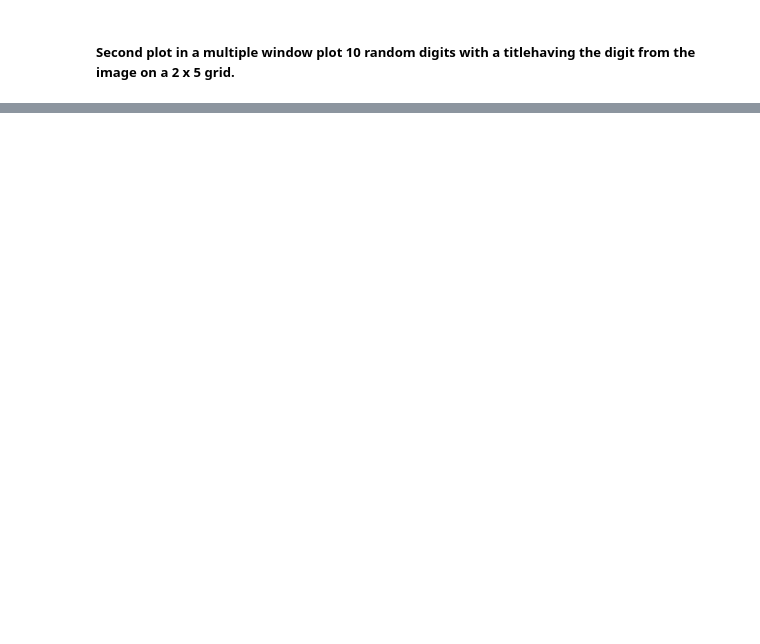
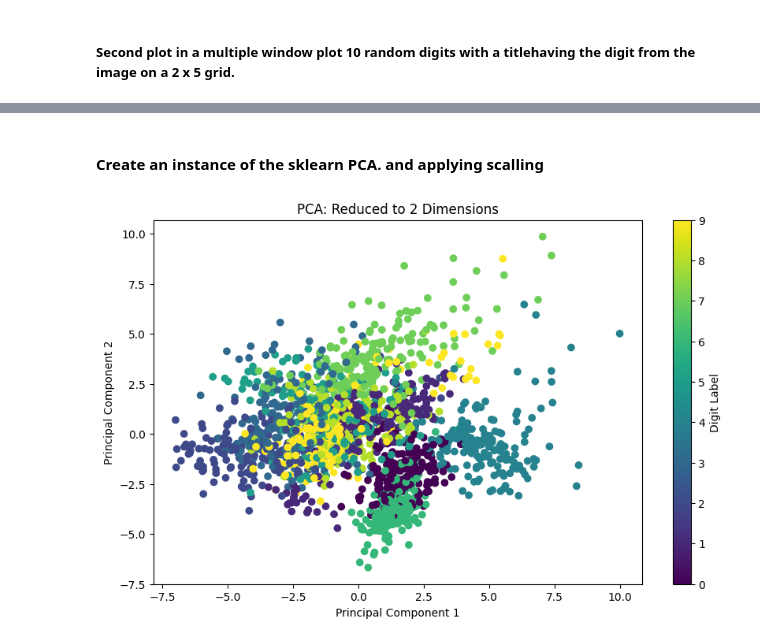
Before and after one commit to CristianProdius/Machine-Learning, a Jupyter notebook: Sigmoid/Homeworks/ Principal Component Analysis/Homework 6 - PCA.ipynb, the cells around one changed output, grey strips where cells are left out. Drawn from its saved outputs; the diff is of its cells as text; code cells hidden in the pictures; blank space fills up the shorter version.

```diff
--- a/Sigmoid/Homeworks/ Principal Component Analysis/Homework 6 - PCA.ipynb
+++ b/Sigmoid/Homeworks/ Principal Component Analysis/Homework 6 - PCA.ipynb
@@ -201,0 +269,27 @@ for i in range(10):
+# %% [markdown]
+####  Create an instance of the sklearn PCA. and applying scalling
+# %%
+# Get the digit data
+X = data.data
+y = data.target
+
+# Apply StandardScaler to the data
+scaler = StandardScaler()
+X_scaled = scaler.fit_transform(X)
+
+# Create an instance of scikit-learn's PCA
+pca = PCA(n_components = 2)
+
+# Fit and transform the data using PCA to reduce to 2 dimensions
+X_pca = pca.fit_transform(X_scaled)
+
+# Create a scatter plot of the reduced data with colors based on the digit labels
+plt.figure(figsize=(10, 6))
+scatter = plt.scatter(X_pca[:, 0], X_pca[:, 1], c=y, cmap='viridis')
+plt.colorbar(scatter, label='Digit Label')
+plt.title('PCA: Reduced to 2 Dimensions')
+plt.xlabel('Principal Component 1')
+plt.ylabel('Principal Component 2')
+plt.show()
+# %% [output]
+[figure, added]
```
Also changed, not shown: parts of 21 cells of this notebook.
